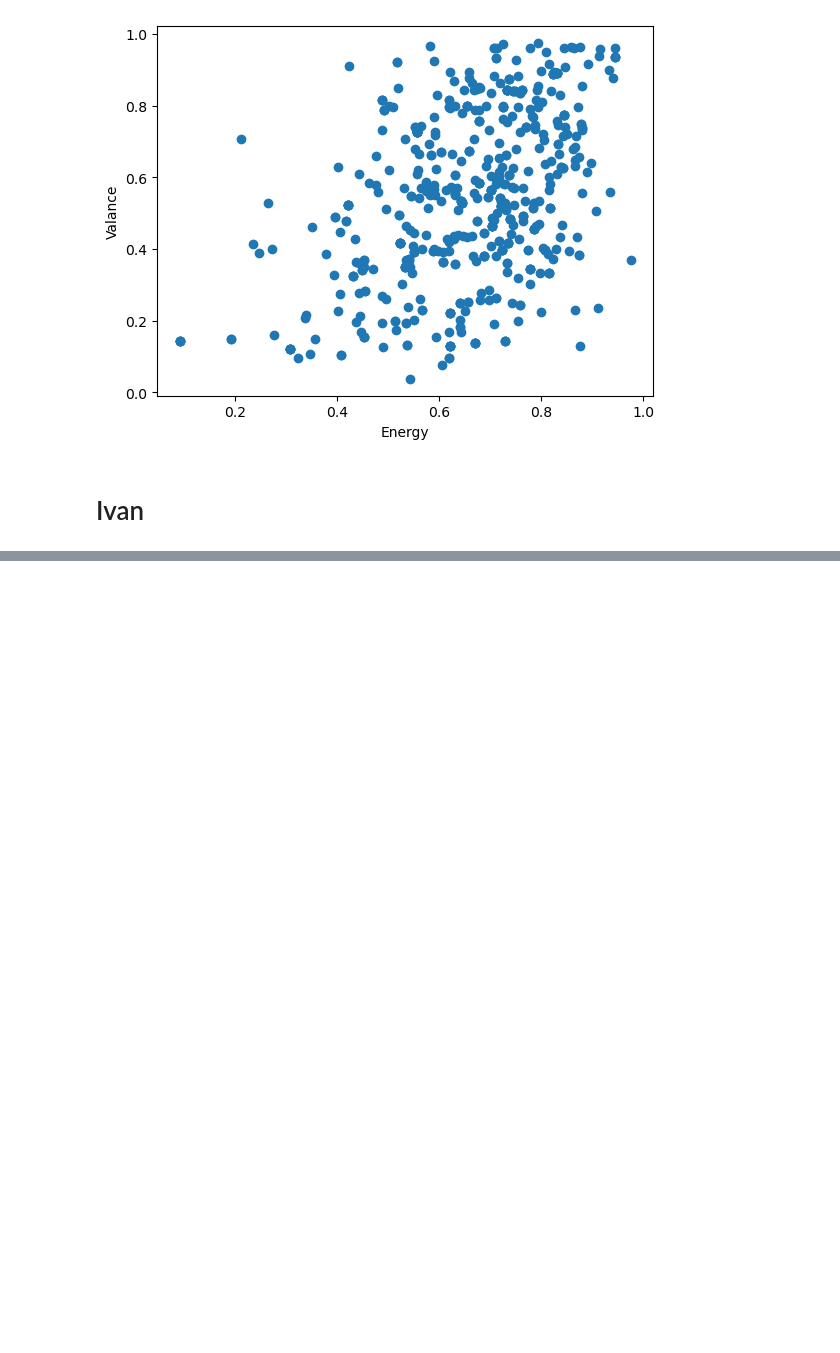
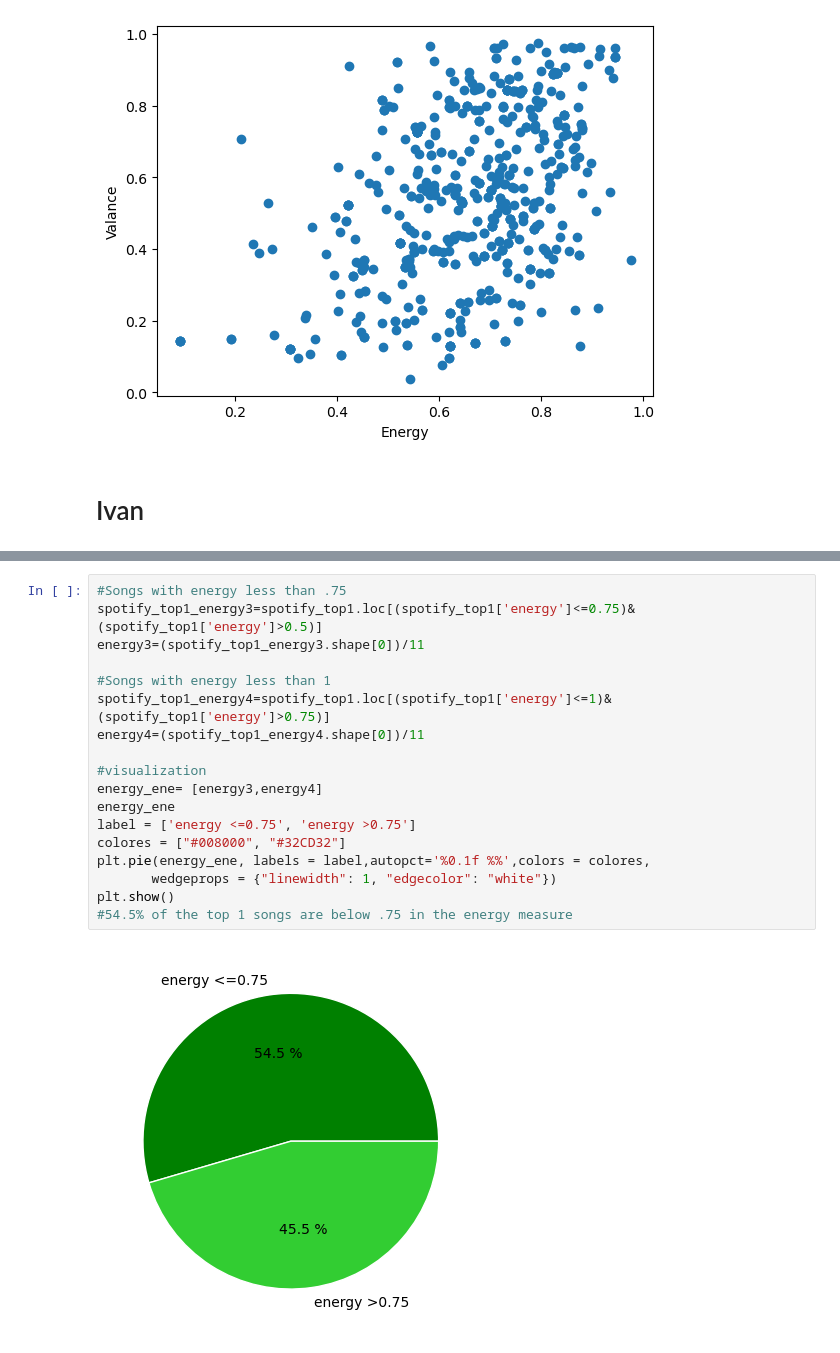
Before and after one commit to ivanchaveezz/Proyect1, a Jupyter notebook: Project Spotify_final.ipynb, the cells around one changed output, grey strips where cells are left out. Cells and saved outputs as stored; diff of their text form; blank space fills up the shorter version.

```diff
--- a/Project Spotify_final.ipynb
+++ b/Project Spotify_final.ipynb
@@ -737,0 +828,20 @@ plt.show()
+# %%
+#Songs with energy less than .75
+spotify_top1_energy3=spotify_top1.loc[(spotify_top1['energy']<=0.75)& (spotify_top1['energy']>0.5)]
+energy3=(spotify_top1_energy3.shape[0])/11
+
+#Songs with energy less than 1
+spotify_top1_energy4=spotify_top1.loc[(spotify_top1['energy']<=1)& (spotify_top1['energy']>0.75)]
+energy4=(spotify_top1_energy4.shape[0])/11
+
+#visualization
+energy_ene= [energy3,energy4]
+energy_ene
+label = ['energy <=0.75', 'energy >0.75']
+colores = ["#008000", "#32CD32"]
+plt.pie(energy_ene, labels = label,autopct='%0.1f %%',colors = colores,
+       wedgeprops = {"linewidth": 1, "edgecolor": "white"})
+plt.show()
+#54.5% of the top 1 songs are below .75 in the energy measure
+# %% [output]
+[figure, added]
```
Also changed, not shown: parts of 4 cells of this notebook.
